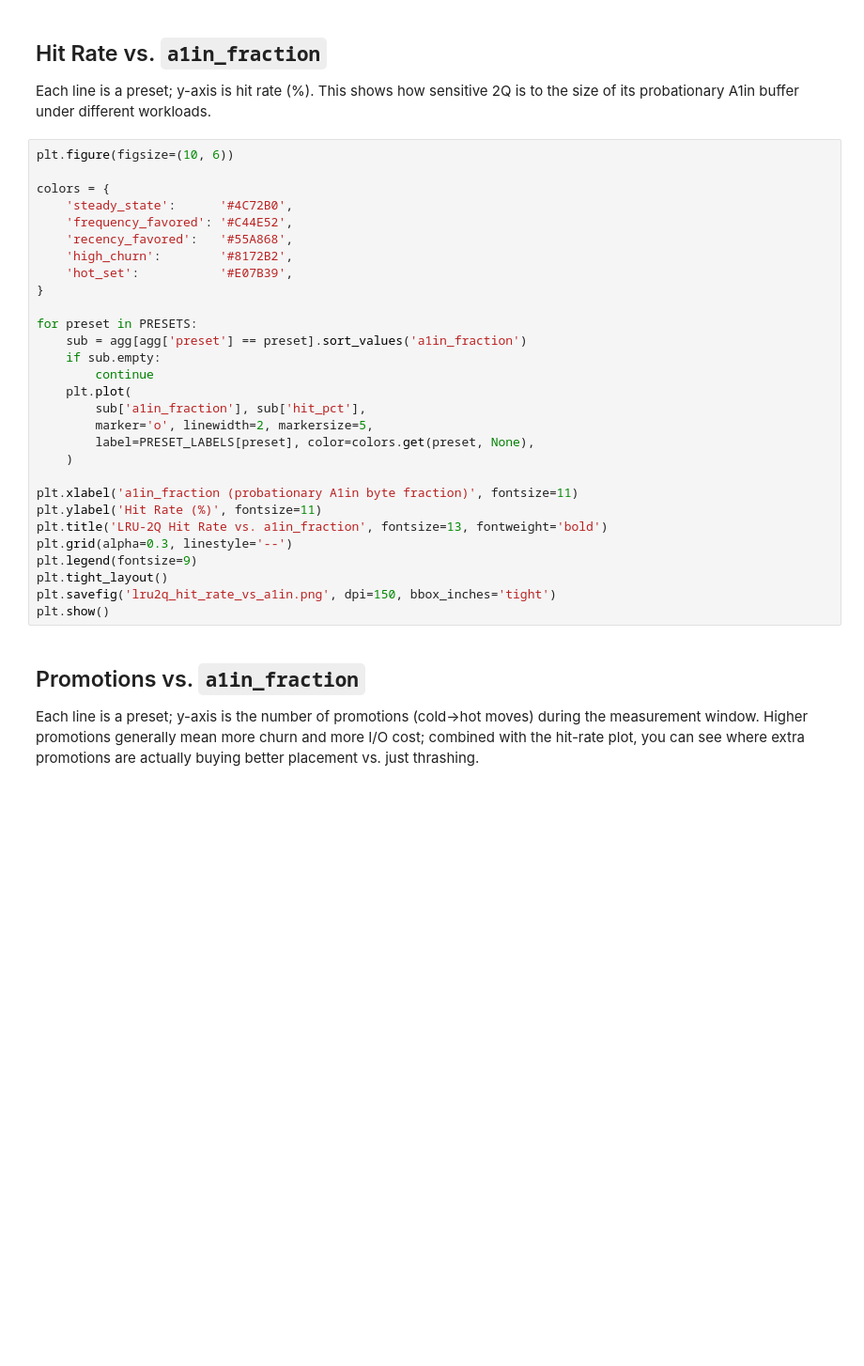
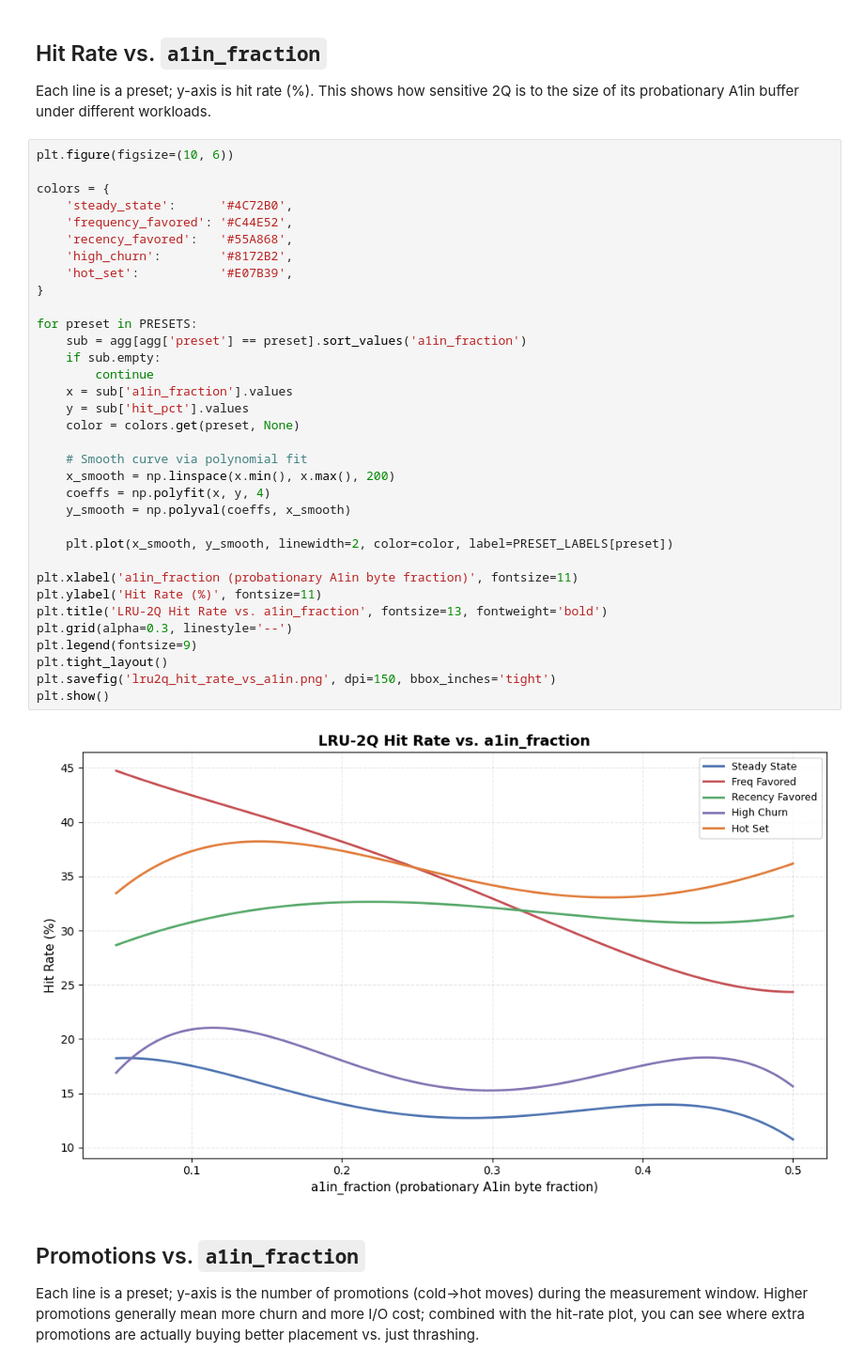
Before and after one commit to kathirmeyyappan/filestore-tiering, a Jupyter notebook: analysis/lru2q_sweep.ipynb, the cells around one changed output. Shown at 94% size. Cells and saved outputs as stored; diff of their text form; blank space fills up the shorter version.

```diff
--- a/analysis/lru2q_sweep.ipynb
+++ b/analysis/lru2q_sweep.ipynb
@@ -56,32 +66,39 @@ the size of its probationary A1in buffer under different workloads.
 # %%
 plt.figure(figsize=(10, 6))
 
 colors = {
     'steady_state':      '#4C72B0',
     'frequency_favored': '#C44E52',
     'recency_favored':   '#55A868',
     'high_churn':        '#8172B2',
     'hot_set':           '#E07B39',
 }
 
 for preset in PRESETS:
     sub = agg[agg['preset'] == preset].sort_values('a1in_fraction')
     if sub.empty:
         continue
-    plt.plot(
-        sub['a1in_fraction'], sub['hit_pct'],
-        marker='o', linewidth=2, markersize=5,
-        label=PRESET_LABELS[preset], color=colors.get(preset, None),
-    )
+    x = sub['a1in_fraction'].values
+    y = sub['hit_pct'].values
+    color = colors.get(preset, None)
+
+    # Smooth curve via polynomial fit
+    x_smooth = np.linspace(x.min(), x.max(), 200)
+    coeffs = np.polyfit(x, y, 4)
+    y_smooth = np.polyval(coeffs, x_smooth)
+
+    plt.plot(x_smooth, y_smooth, linewidth=2, color=color, label=PRESET_LABELS[preset])
 
 plt.xlabel('a1in_fraction (probationary A1in byte fraction)', fontsize=11)
 plt.ylabel('Hit Rate (%)', fontsize=11)
 plt.title('LRU-2Q Hit Rate vs. a1in_fraction', fontsize=13, fontweight='bold')
 plt.grid(alpha=0.3, linestyle='--')
 plt.legend(fontsize=9)
 plt.tight_layout()
 plt.savefig('lru2q_hit_rate_vs_a1in.png', dpi=150, bbox_inches='tight')
 plt.show()
+# %% [output]
+[figure, added]
 # %% [markdown]
 ## Promotions vs. `a1in_fraction`
 
```
Also changed, not shown: parts of 4 cells of this notebook, 2 other files.
